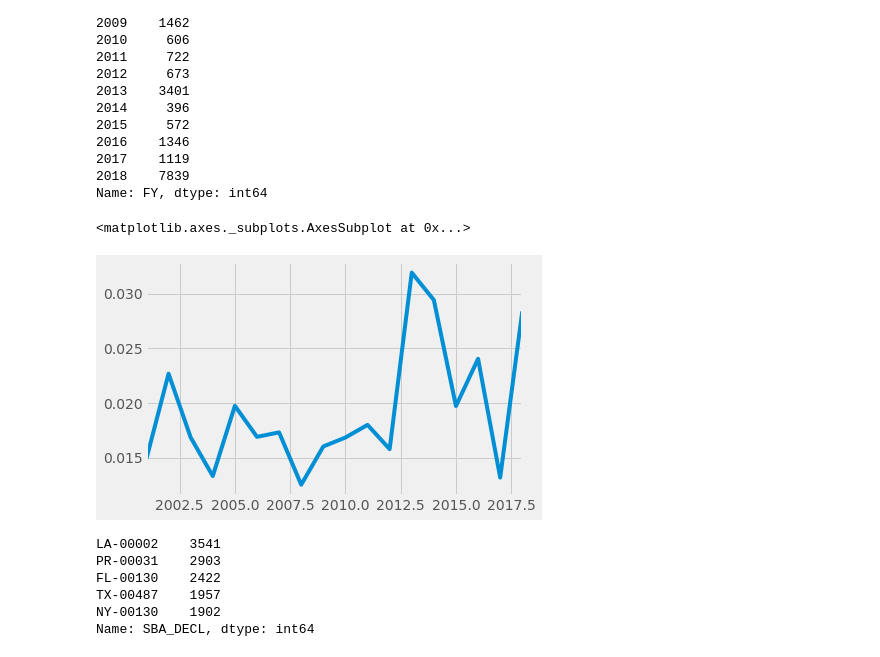
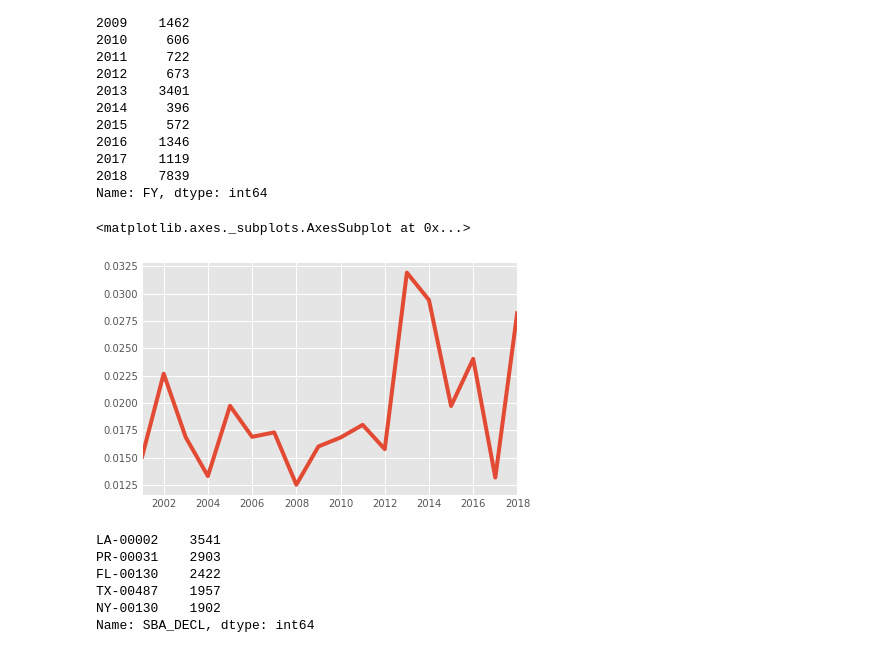
Before and after one commit to PublicI/sba-disaster-loans, a Jupyter notebook: SBA Data Analysis.ipynb, the cells around one changed output. Drawn from its saved outputs; the diff is of its cells as text; code cells hidden in the pictures.

```diff
--- a/SBA Data Analysis.ipynb
+++ b/SBA Data Analysis.ipynb
@@ -478,10 +495,11 @@ Name: FY, dtype: int64
 apps_by_year = df_withdrawals['FY'].value_counts().sort_index() + df_approvals['FY'].value_counts().sort_index() + df_declines['FY'].value_counts().sort_index()
 # %%
 withdraw_51_rates_by_year = df_withdrawals_51['FY'].value_counts().sort_index() / apps_by_year
+plt.style.use("ggplot")
 withdraw_51_rates_by_year.plot(kind = "line")
 # %% [output]
 <matplotlib.axes._subplots.AxesSubplot at 0x...>
-[figure, old version]
+[figure, new version]
 # %%
 df_withdrawals_51['SBA_DECL'].value_counts().head()
 # %% [output]
```
Also changed, not shown: parts of 13 cells of this notebook.
